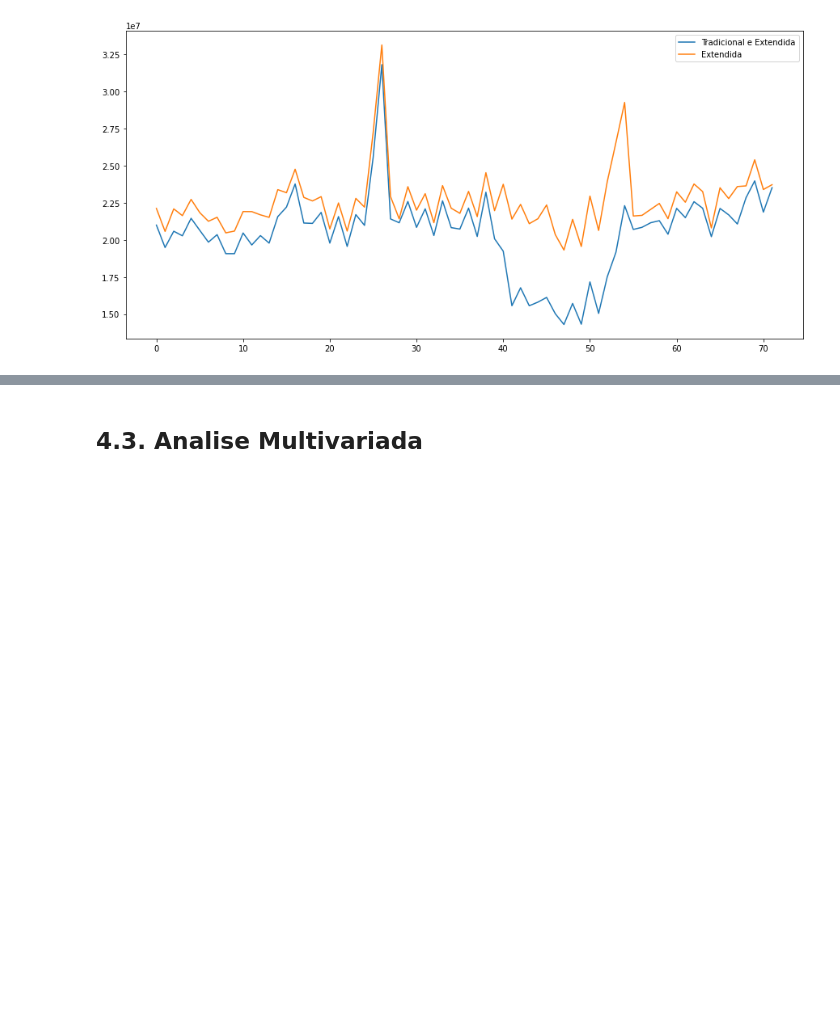
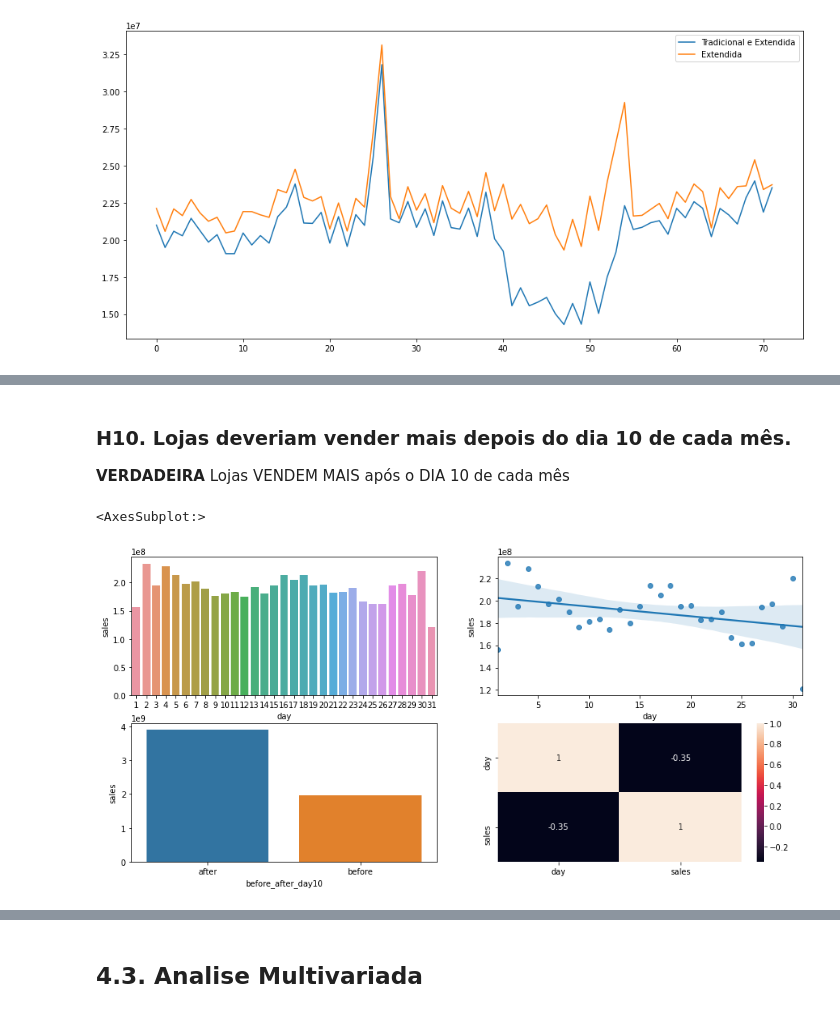
Before and after one commit to romariobarbosa/sales-predict-mobile, a Jupyter notebook: m04_v01_store_sales_prediction.ipynb, the cells around one changed output, grey strips where cells are left out. Saved outputs shown, nothing was run; the diff lists cells and outputs as text; code cells hidden in the pictures; blank space fills up the shorter version.

```diff
--- a/m04_v01_store_sales_prediction.ipynb
+++ b/m04_v01_store_sales_prediction.ipynb
@@ -593,0 +656,22 @@ ax.legend(labels = ['Tradicional e Extendida', 'Extendida']);
+# %% [markdown]
+### **H10.** Lojas deveriam vender mais depois do dia 10 de cada mês.
+**VERDADEIRA** Lojas VENDEM MAIS após o DIA 10 de cada mês
+# %%
+aux = df4[['day', 'sales']].groupby('day').sum().reset_index()
+
+plt.subplot(2, 2, 1)
+sns.barplot(x='day', y='sales', data=aux);
+
+plt.subplot(2, 2, 2)
+sns.regplot(x='day', y='sales', data=aux);
+
+plt.subplot(2, 2, 3)
+aux['before_after_day10'] = aux['day'].apply(lambda x: 'before' if x < 11 else 'after')
+aux1 = aux[['before_after_day10', 'sales']].groupby('before_after_day10').sum().reset_index()
+sns.barplot('before_after_day10', 'sales', data=aux1);
+
+plt.subplot(2, 2, 4)
+sns.heatmap(aux.corr(method='pearson'), annot=True)
+# %% [output]
+<AxesSubplot:>
+[figure, added]
```
Also changed, not shown: parts of 13 cells of this notebook.
